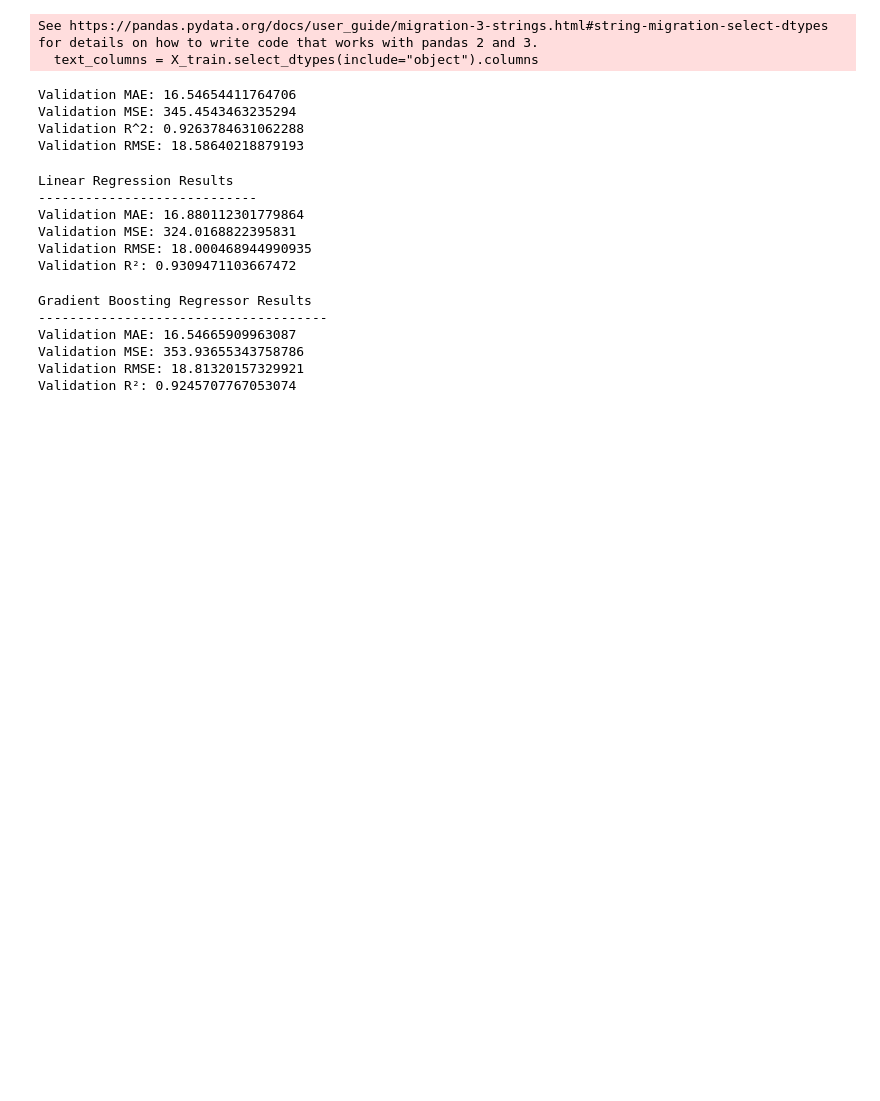
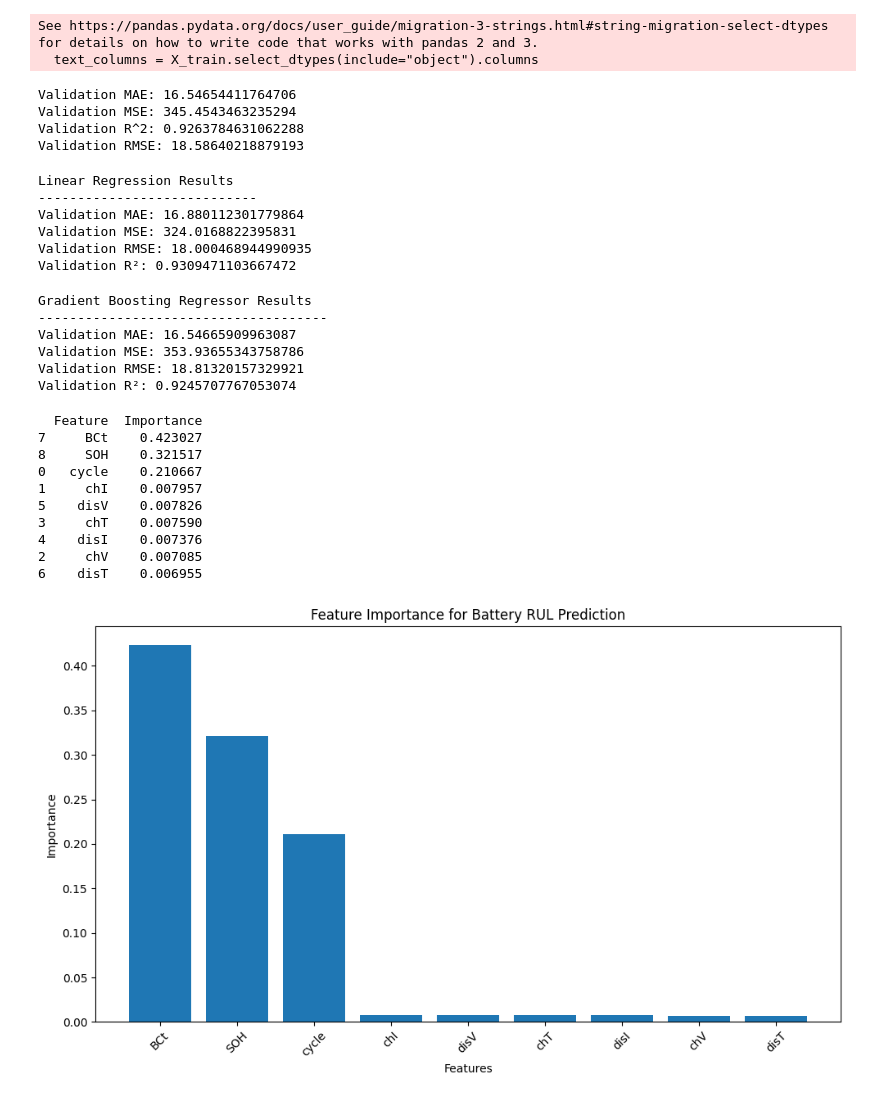
Before and after one commit to rbashiri/battery-rul-llm-project, a Jupyter notebook: notebooks/exploration.ipynb, the cells around one changed output. Saved outputs shown, nothing was run; the diff lists cells and outputs as text; code cells hidden in the pictures; blank space fills up the shorter version.

Commit message:
Update notebook with feature importance and readme with interpreation data

```diff
--- a/notebooks/exploration.ipynb
+++ b/notebooks/exploration.ipynb
@@ -304,3 +304,53 @@ Validation MAE: 16.54665909963087
 Validation MSE: 353.93655343758786
 Validation RMSE: 18.81320157329921
 Validation R²: 0.9245707767053074
+# %%
+# Create feature importance dataframe
+
+feature_importance = pd.DataFrame({
+    'Feature': X_train.columns,
+    'Importance': model.feature_importances_
+})
+
+# Sort by importance
+feature_importance = feature_importance.sort_values(
+    by='Importance',
+    ascending=False
+)
+
+# Show results
+print(feature_importance)
+
+import matplotlib.pyplot as plt
+
+# Plot feature importance
+
+plt.figure(figsize=(10,6))
+
+plt.bar(
+    feature_importance['Feature'],
+    feature_importance['Importance']
+)
+
+plt.xticks(rotation=45)
+
+plt.xlabel("Features")
+plt.ylabel("Importance")
+
+plt.title("Feature Importance for Battery RUL Prediction")
+
+plt.tight_layout()
+
+plt.show()
+# %% [output]
+  Feature  Importance
+7     BCt    0.423027
+8     SOH    0.321517
+0   cycle    0.210667
+1     chI    0.007957
+5    disV    0.007826
+3     chT    0.007590
+4    disI    0.007376
+2     chV    0.007085
+6    disT    0.006955
+[figure, added]
```
Also changed, not shown: 1 other file.
